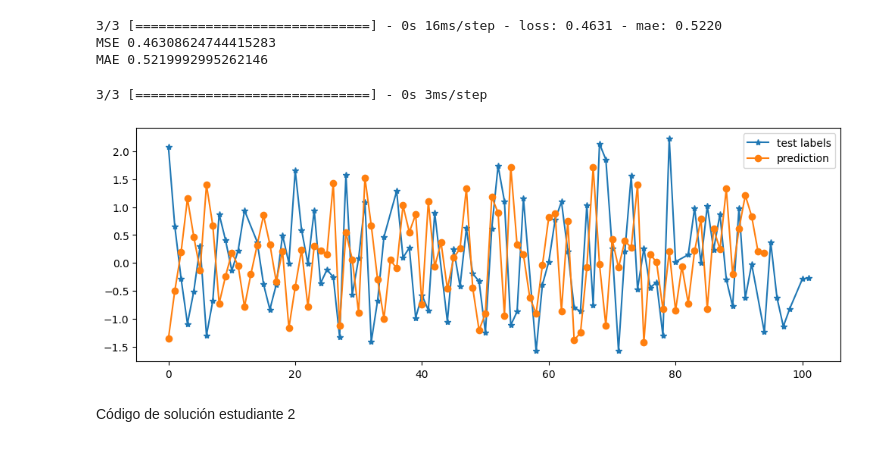
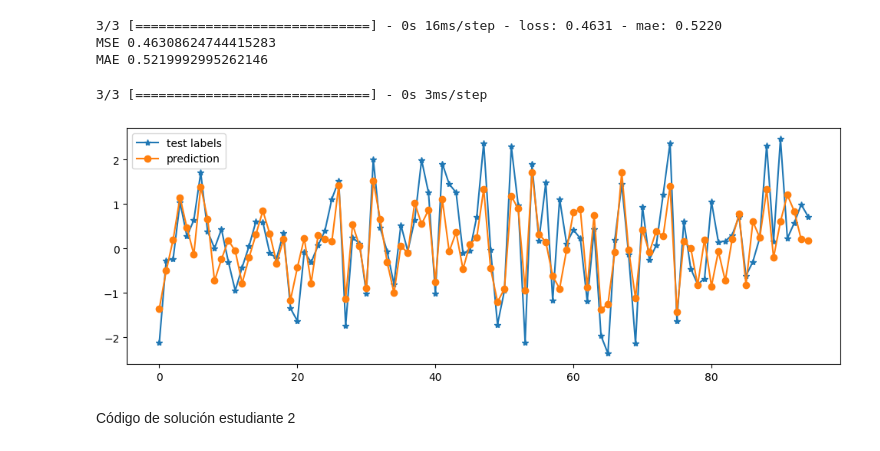
Before and after one commit to xagallegos/ProyectoConjunto_XGallegos_SDDue-as, a Jupyter notebook: Tarea4.ipynb, the cells around one changed output. Cells and saved outputs as stored; diff of their text form; code cells hidden in the pictures.

```diff
--- a/Tarea4.ipynb
+++ b/Tarea4.ipynb
@@ -339,15 +339,15 @@ MAE 0.5219992995262146
 # %%
 pred_m1 = model1.predict(test_m1[feature_col])
 
 plt.figure(figsize=(12,4))
-plt.plot(test_m1[feature_col], '*-', label='test labels')
+plt.plot(test_m1[target_col].values, '*-', label='test labels')
 plt.plot(pred_m1, 'o-', label='prediction')
 
 plt.legend()
 plt.show()
 # %% [output]
 3/3 [==============================] - 0s 3ms/step
-[figure, old version]
+[figure, new version]
 # %% [markdown]
 Código de solución estudiante 2
 # %%
```
Also changed, not shown: parts of 7 cells of this notebook.
